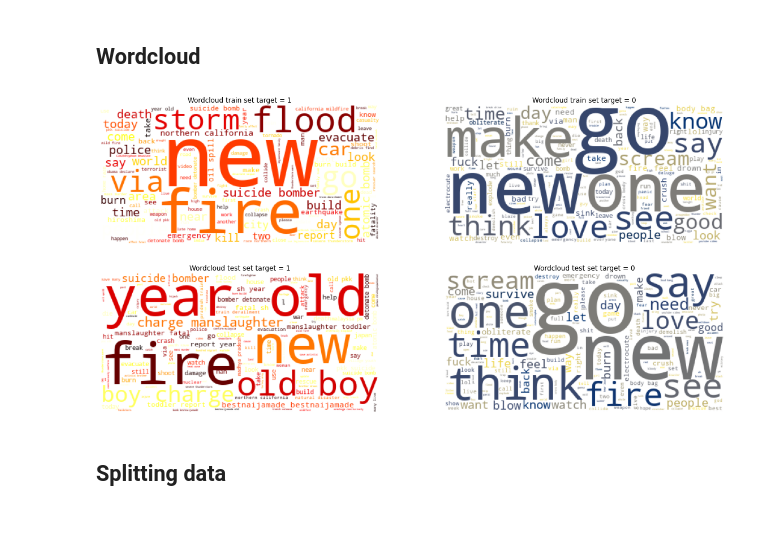
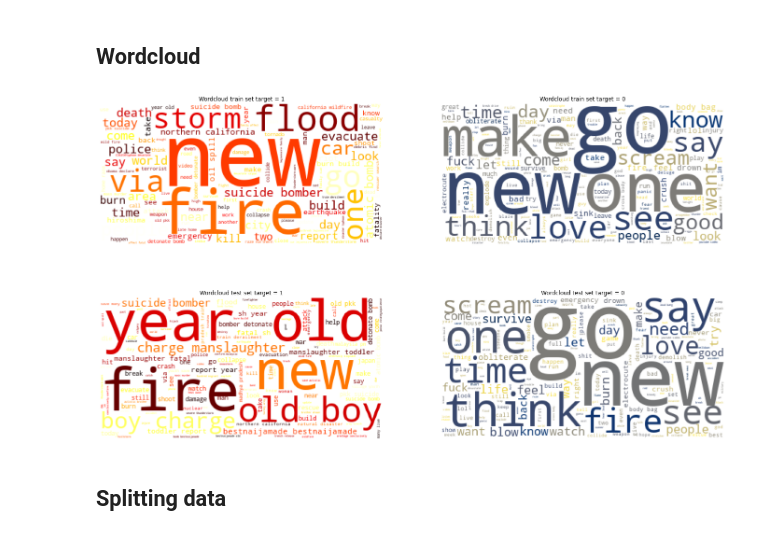
Before and after one commit to eltarr-kawther/DisasterTweets, a Jupyter notebook: disaster-tweets-classification.ipynb, the cells around one changed output. Saved outputs shown, nothing was run; the diff lists cells and outputs as text; code cells hidden in the pictures.

```diff
--- a/disaster-tweets-classification.ipynb
+++ b/disaster-tweets-classification.ipynb
@@ -224,31 +224,31 @@ for i in range(0, test_0.shape[0]):
     texts_test_0.append(test_0['text_cleaned'][i])
 wordcloud4 = WordCloud(background_color='white', colormap="cividis").generate(" ".join(texts_test_0))
 # %%
-plt.subplots(figsize = (20, 10))
+plt.subplots(figsize = (24, 14))
 
 plt.subplot(2,2,1)
 plt.imshow(wordcloud1)
 plt.axis('off')
 plt.title("Wordcloud train set target = 1")
 
 plt.subplot(2,2,2)
 plt.imshow(wordcloud2)
 plt.axis('off')
 plt.title("Wordcloud train set target = 0")
 
 plt.subplot(2,2,3)
 plt.imshow(wordcloud3)
 plt.axis('off')
 plt.title("Wordcloud test set target = 1")
 
 plt.subplot(2,2,4)
 plt.imshow(wordcloud4)
 plt.axis('off')
 plt.title("Wordcloud test set target = 0")
 
 plt.show()
 # %% [output]
-[figure, old version]
+[figure, new version]
 # %% [markdown]
 ## Splitting data
 # %%
```
Also changed, not shown: parts of 12 cells of this notebook.
